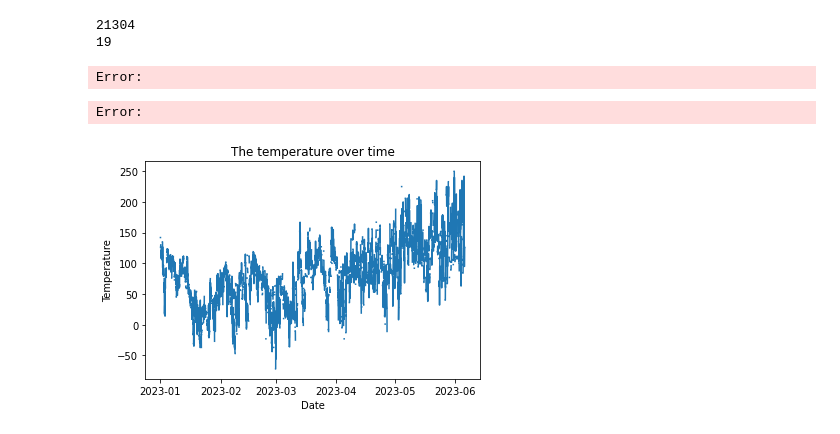
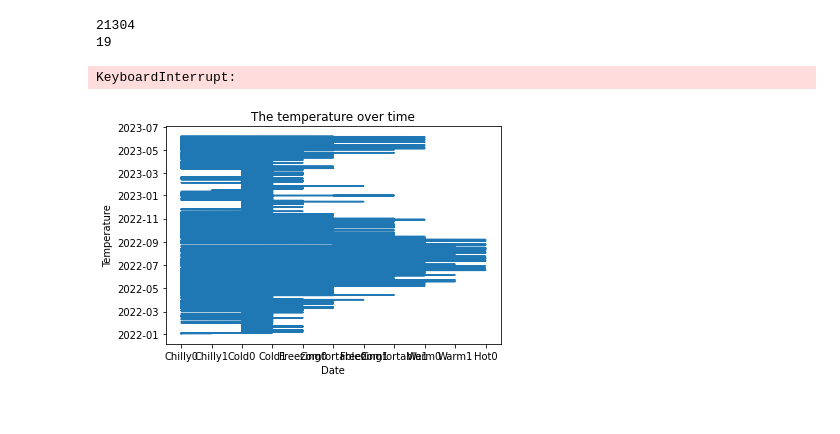
Before and after one commit to YariJulianAnrango/ML4QS, a Jupyter notebook: EDA/EDA.ipynb, the cells around one changed output. Cells and saved outputs as stored; diff of their text form; code cells hidden in the pictures.

Commit message:
target EDA

```diff
--- a/EDA/EDA.ipynb
+++ b/EDA/EDA.ipynb
@@ -2,7 +2,7 @@
 import pandas as pd
 
 #Create usefull dataframe
-New_weather_steps = pd.read_csv("Target_weather_steps.csv")
+New_weather_steps = pd.read_csv("C:\\Users\\irene\\OneDrive\\Bureaublad\\ML\\ML4QS\\datacheck.csv")
 New_weather_steps = New_weather_steps.drop(["Unnamed: 0"] ,axis=1)
 #New_steps = weather_steps[['start', 'value_steps']]
 #New_weather = weather_steps.iloc[:, 7:35]
@@ -118,32 +119,31 @@ ax.set_title('the number of steps over time')
 
 plt.show()
 # %% [output]
-Error:
+KeyboardInterrupt:
-Error:
 # %%
 # Convert 'startDate' column to datetime objects
 New_weather_steps['start'] = pd.to_datetime(New_weather_steps['start'])
 
 dates = New_weather_steps['start']
-values = New_weather_steps['temp_celsius']
+values = New_weather_steps['combined']
 
 fig, ax = plt.subplots()
 ax.plot(dates, values)
 
 # Set the number of desired ticks
 num_ticks = 5
 
 # Calculate the step size to evenly distribute the ticks
 step = len(dates) // (num_ticks - 1)
 
 ax.set_xlabel('Date')
 ax.set_ylabel('Temperature')
 ax.set_title('The temperature over time')
 
 
 plt.show()
 # %% [output]
-[figure, old version]
+[figure, new version]
 # %%
 #Ik dacht misschien iets met pearson's correlation test, dus deze functie had ik uit de Python3Code gehaald.
 #Hij moet nog aangepast worden op onze set
```
Also changed, not shown: parts of 3 cells of this notebook, 4 other files.
